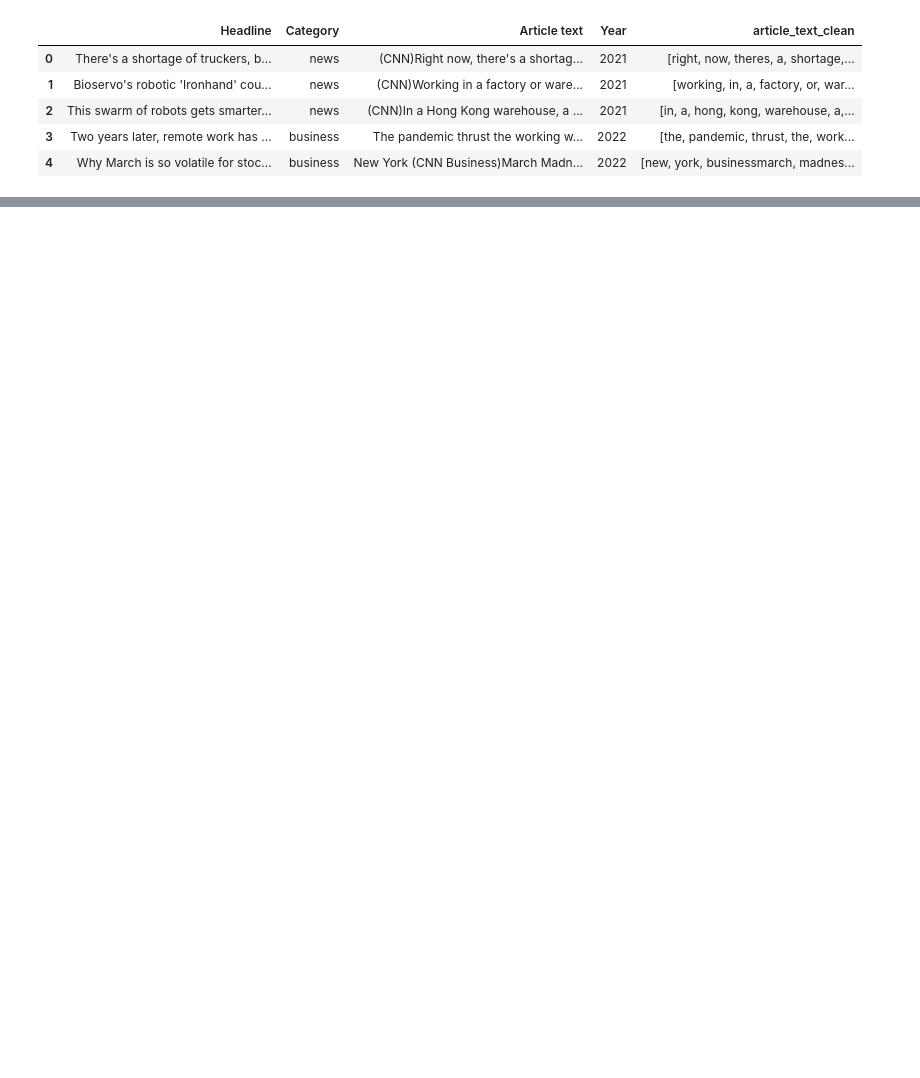
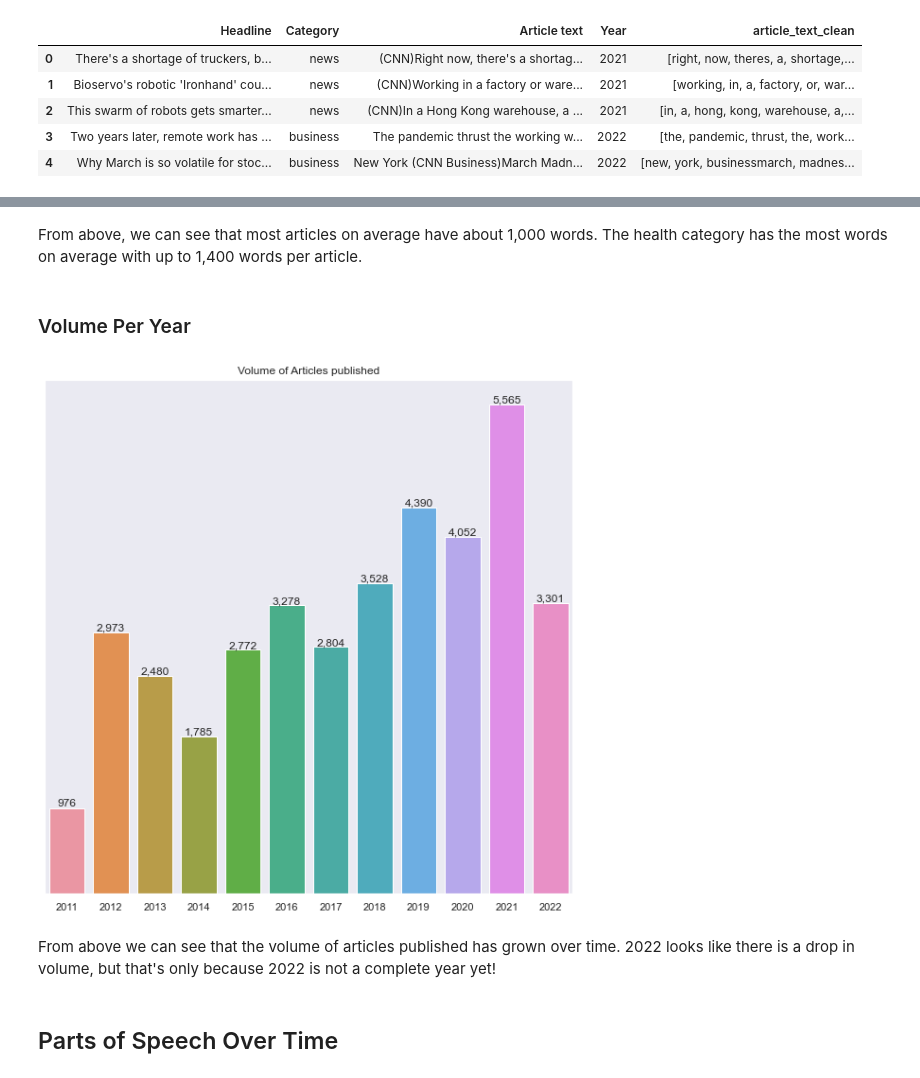
Before and after one commit to knolasco/Intro_to_NLP, a Jupyter notebook: Final Project/pos_use_in_news.ipynb, the cells around one changed output, grey strips where cells are left out. Cells and saved outputs as stored; diff of their text form; code cells hidden in the pictures; blank space fills up the shorter version.

```diff
--- a/Final Project/pos_use_in_news.ipynb
+++ b/Final Project/pos_use_in_news.ipynb
@@ -43,0 +121,16 @@ manager.data.head()
+# %% [markdown]
+From above, we can see that most articles on average have about 1,000 words. The health category has the most words on average with up to 1,400 words per article.
+# %% [markdown]
+<a id = 'volume_per_year'></a>
+### Volume Per Year
+# %%
+fig, axs = make_fig()
+g = sns.countplot(data = manager.data, x = 'Year')
+clean_plot(fig, axs, g, 'Volume of Articles published')
+plt.show()
+# %% [output]
+[figure, added]
+# %% [markdown]
+From above we can see that the volume of articles published has grown over time. 2022 looks like there is a drop in volume, but that's only because 2022 is not a complete year yet!
+# %% [markdown]
+## Parts of Speech Over Time
```
Also changed, not shown: parts of 12 cells of this notebook.
